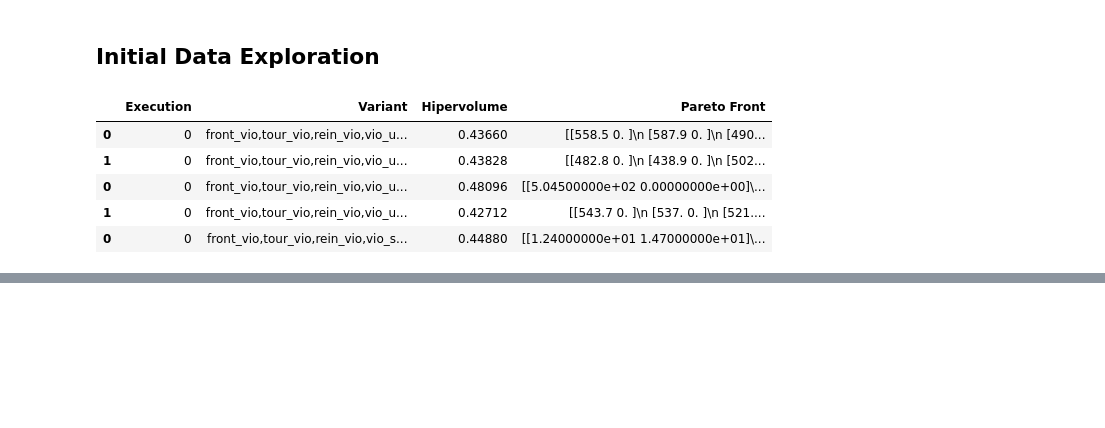
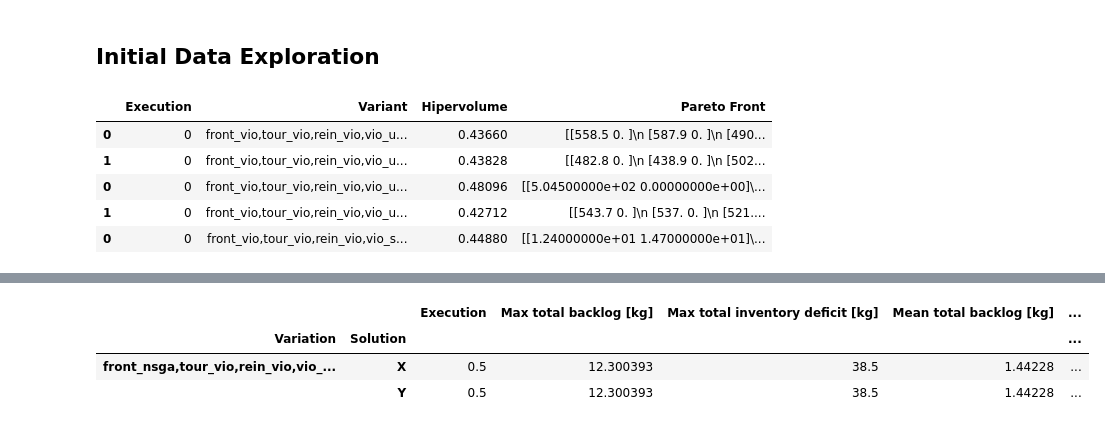
Before and after one commit to DTKx/capacityplanpy, a Jupyter notebook: 02_implementacao/reproduction.ipynb, the cells around one changed output, grey strips where cells are left out. Cells and saved outputs as stored; diff of their text form; code cells hidden in the pictures; blank space fills up the shorter version.

```diff
--- a/02_implementacao/reproduction.ipynb
+++ b/02_implementacao/reproduction.ipynb
@@ -142,0 +150,8 @@ df_find
+# %%
+table6=pd.pivot_table(df_ind,index=["Variation","Solution"])
+table6
+# %% [output]
+|  |  | Execution | Max total backlog [kg] | Max total inventory deficit [kg] | Mean total backlog [kg] | ... |
+| Variation | Solution |  |  |  |  | ... |
+| front_nsga,tour_vio,rein_vio,vio_... | X | 0.5 | 12.300393 | 38.5 | 1.44228 | ... |
+|  | Y | 0.5 | 12.300393 | 38.5 | 1.44228 | ... |
```
Also changed, not shown: parts of 13 cells of this notebook, 1 other file.
